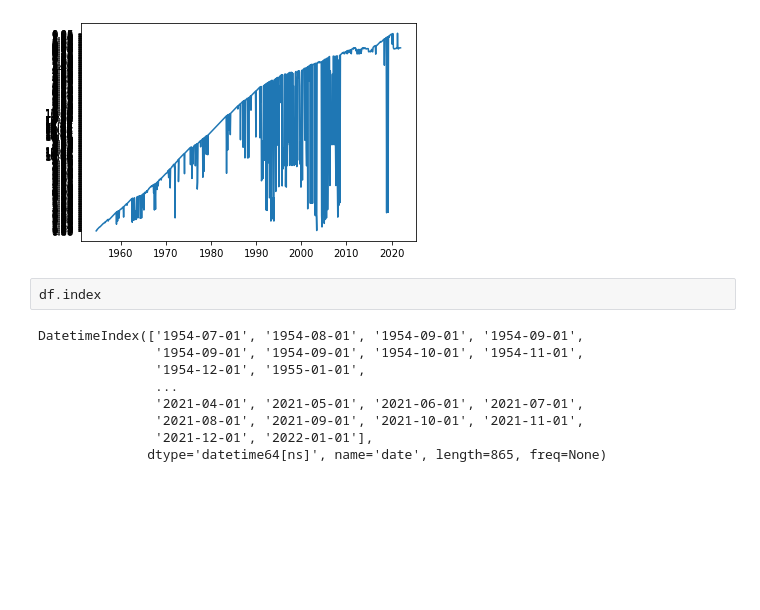
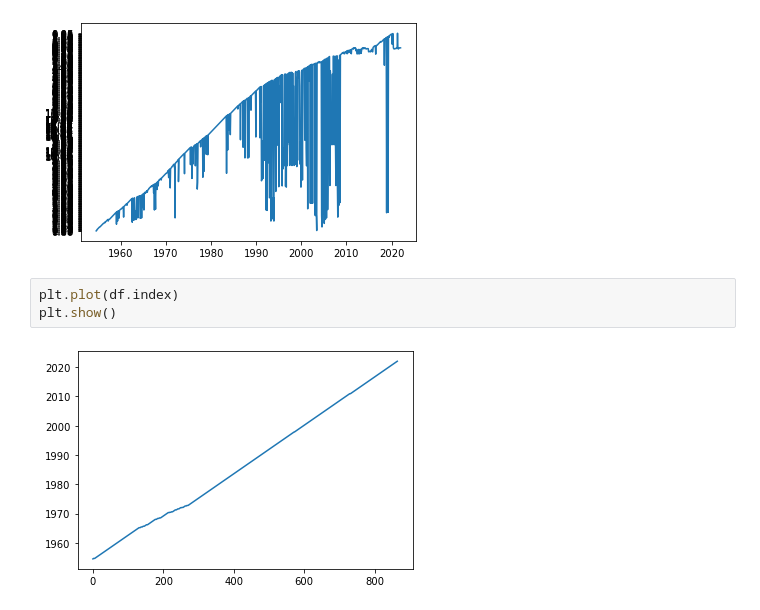
Before and after one commit to albertopuentes/small-side-projects, a Jupyter notebook: Fed_vs_Equities.ipynb, the cells around one changed output. Cells and saved outputs as stored; diff of their text form; blank space fills up the shorter version.

Commit message:
troubleshooting chart

```diff
--- a/Fed_vs_Equities.ipynb
+++ b/Fed_vs_Equities.ipynb
@@ -240,14 +242,8 @@ plt.plot(df.index, df.Fed_Funds_effective)
 plt.show()
 # %% [output]
 [figure]
-# %%
-df.index
-# %% [output]
-DatetimeIndex(['1954-07-01', '1954-08-01', '1954-09-01', '1954-09-01',
-               '1954-09-01', '1954-09-01', '1954-10-01', '1954-11-01',
-               '1954-12-01', '1955-01-01',
-               ...
-               '2021-04-01', '2021-05-01', '2021-06-01', '2021-07-01',
-               '2021-08-01', '2021-09-01', '2021-10-01', '2021-11-01',
-               '2021-12-01', '2022-01-01'],
-              dtype='datetime64[ns]', name='date', length=865, freq=None)
+# %%
+plt.plot(df.index)
+plt.show()
+# %% [output]
+[figure, added]
```
Also changed, not shown: parts of 5 cells of this notebook.
